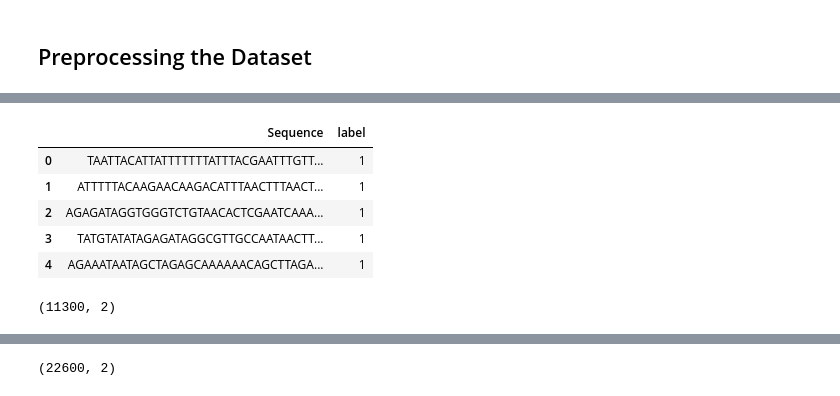
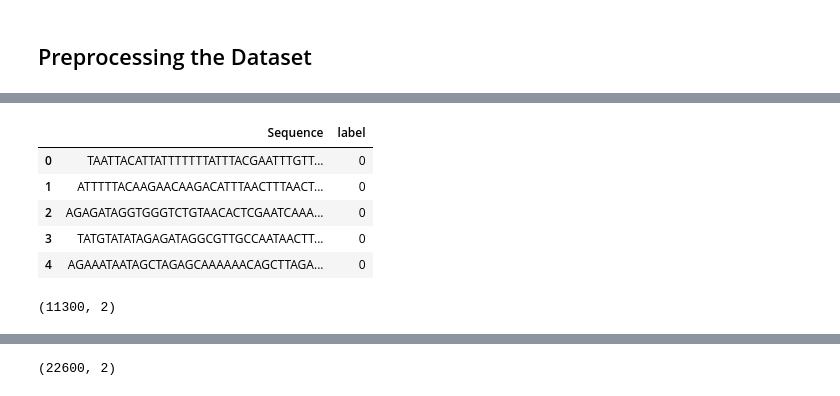
Before and after one commit to shantanufuke/DNA-Promoter-Classification-CNN, a Jupyter notebook: DNA-Promoter-Classification-CNN.ipynb, the cells around one changed output, grey strips where cells are left out. Drawn from its saved outputs; the diff is of its cells as text; code cells hidden in the pictures.

```diff
--- a/DNA-Promoter-Classification-CNN.ipynb
+++ b/DNA-Promoter-Classification-CNN.ipynb
@@ -38,18 +20,18 @@ display(df.shape)
 # %%
 # Processing Non Promoters
 df2 = pd.read_csv("NonPromoterSequence.txt",sep = '>')
 df2.dropna(subset=['Unnamed: 0'], how='all', inplace = True)
 df2.reset_index(inplace = True)
 df2.drop(['index','EP 1 (+) mt:CoI_1; range -400 to -100.'],axis = 1, inplace = True)
 df2.rename(columns={'Unnamed: 0': "Sequence"},inplace = True)
-df2['label'] = 1
+df2['label'] = 0
 display(df2.head())
 display(df2.shape)
 # %% [output]
 |  | Sequence | label |
-| 0 | TAATTACATTATTTTTTTATTTACGAATTTGTT... | 1 |
-| 1 | ATTTTTACAAGAACAAGACATTTAACTTTAACT... | 1 |
-| 2 | AGAGATAGGTGGGTCTGTAACACTCGAATCAAA... | 1 |
-| 3 | TATGTATATAGAGATAGGCGTTGCCAATAACTT... | 1 |
-| 4 | AGAAATAATAGCTAGAGCAAAAAACAGCTTAGA... | 1 |
+| 0 | TAATTACATTATTTTTTTATTTACGAATTTGTT... | 0 |
+| 1 | ATTTTTACAAGAACAAGACATTTAACTTTAACT... | 0 |
+| 2 | AGAGATAGGTGGGTCTGTAACACTCGAATCAAA... | 0 |
+| 3 | TATGTATATAGAGATAGGCGTTGCCAATAACTT... | 0 |
+| 4 | AGAAATAATAGCTAGAGCAAAAAACAGCTTAGA... | 0 |
 (11300, 2)
```
Also changed, not shown: parts of 7 cells of this notebook, 1 other file.
